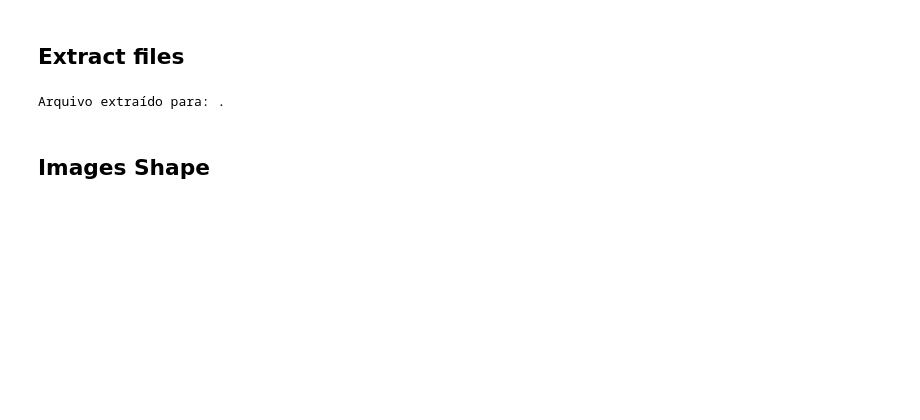
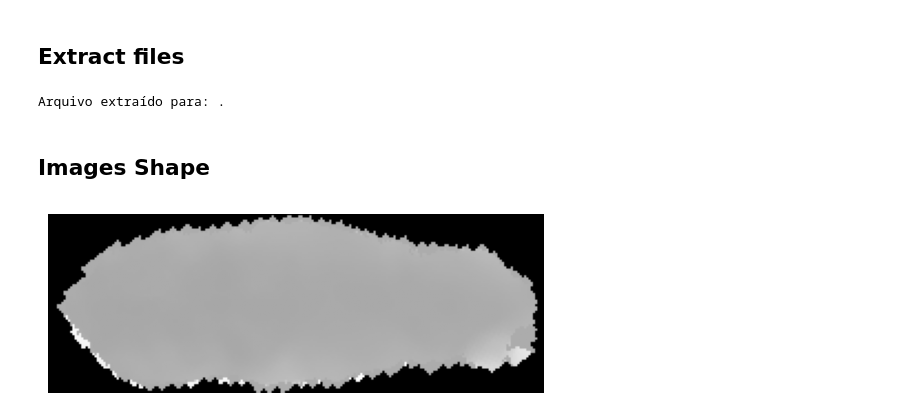
Before and after one commit to Green-AI-Lab-GAIA/swav-cows, a Jupyter notebook: eda.ipynb, the cells around one changed output. Saved outputs shown, nothing was run; the diff lists cells and outputs as text; code cells hidden in the pictures; blank space fills up the shorter version.

Commit message:
Modifying the code for the cow data

```diff
--- a/eda.ipynb
+++ b/eda.ipynb
@@ -34,6 +34,21 @@ data = []
 for file in files:
     file_path = os.path.join(folder_path, file)
     data.append(np.load(file_path))
+# %%
+# plotar uma imagem
+import matplotlib.pyplot as plt
+import random
+
+# Escolher um índice aleatório
+indice_aleatorio = random.randint(0, len(data) - 1)
+# Carregar a imagem correspondente
+imagem = data[indice_aleatorio]
+# Exibir a imagem
+plt.imshow(imagem, cmap='gray')
+plt.axis('off')  # Desativar os eixos
+plt.show()
+# %% [output]
+[figure, added]
 # %%
 # chose a random sample from the data size 100
 
```
Also changed, not shown: parts of 4 cells of this notebook, 7 other files.
